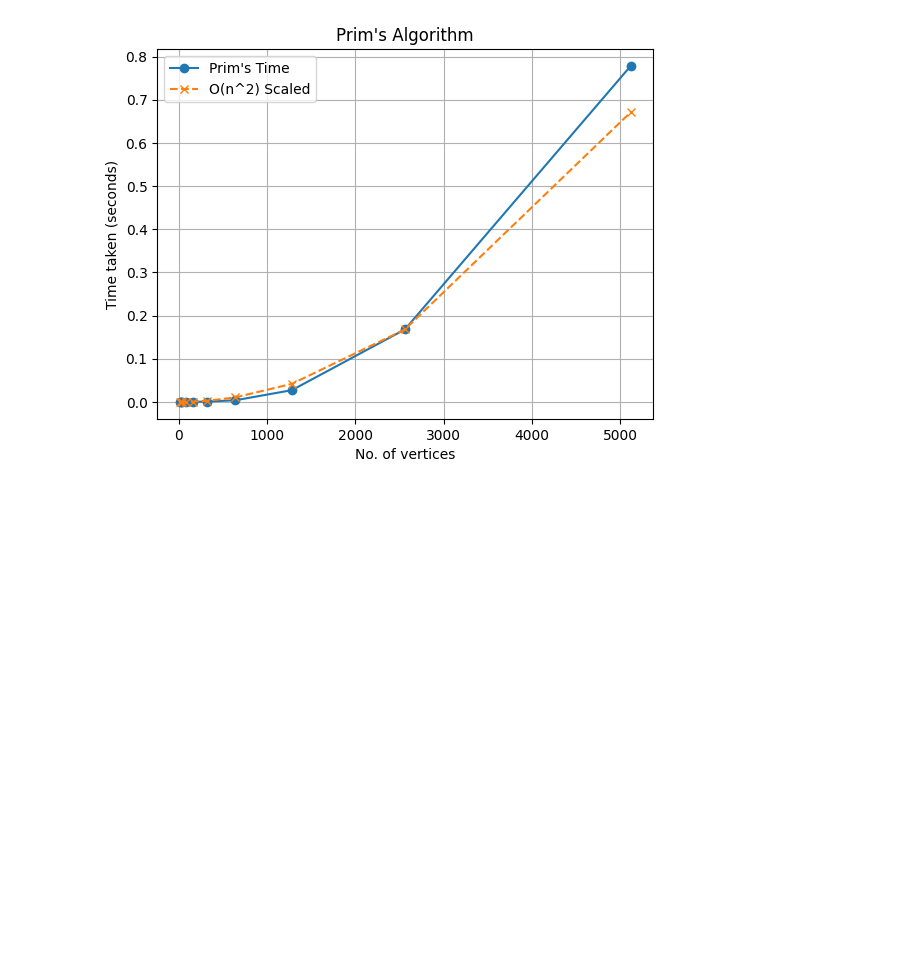
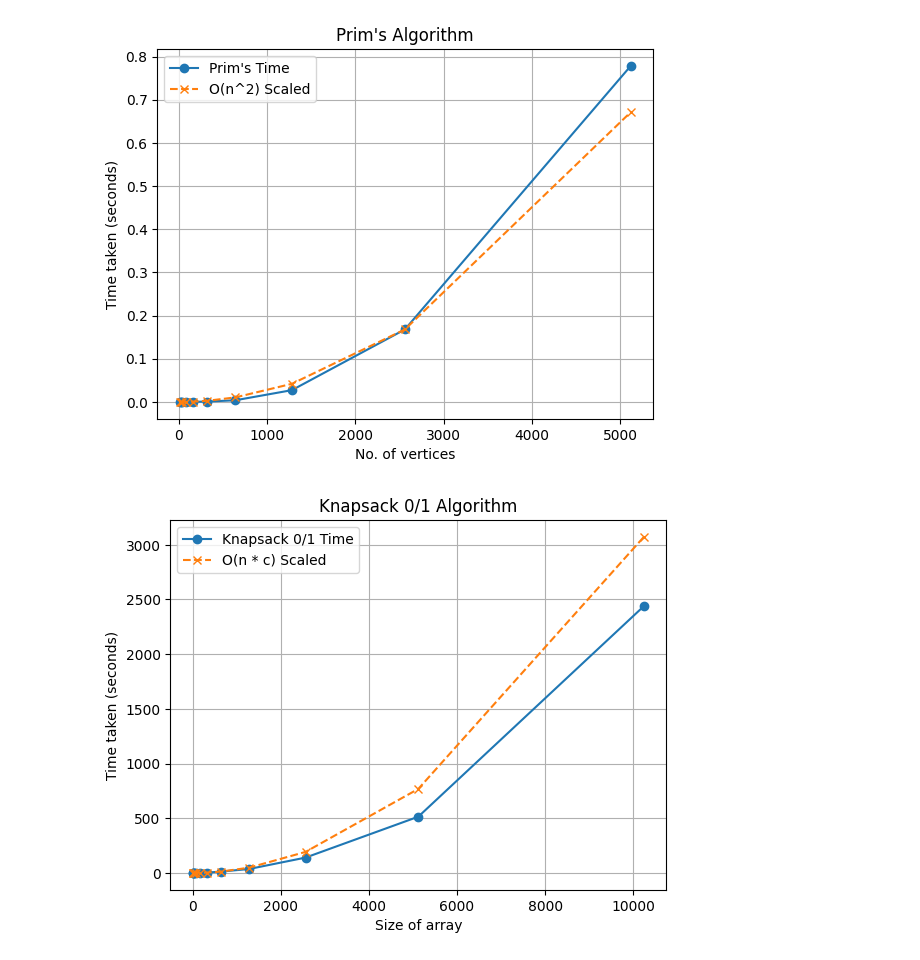
Before and after one commit to Nidhiverma04/ADA, a Jupyter notebook: LAB_7/plots.ipynb, the cells around one changed output. Saved outputs shown, nothing was run; the diff lists cells and outputs as text; code cells hidden in the pictures; blank space fills up the shorter version.

```diff
--- a/LAB_7/plots.ipynb
+++ b/LAB_7/plots.ipynb
@@ -416,3 +416,24 @@ plt.grid(True)
 plt.show()
 # %% [output]
 [figure]
+# %%
+import numpy as np
+import pandas as pd
+import matplotlib.pyplot as plt
+
+size = np.array(pd.read_csv('size.csv', header=None)).flatten()
+time = np.array(pd.read_csv('time.csv', header=None)).flatten()
+
+i = 6
+scale_factor = time[i] / (size[i] ** 2)
+n_log_n = (size ** 2) * scale_factor
+idx = 0
+plt.plot(size[idx:], time[idx:], 'o-', label="Knapsack 0/1 Time")
+plt.plot(size[idx:], n_log_n[idx:], 'x--', label='O(n * c) Scaled')
+plt.title("Knapsack 0/1 Algorithm")
+plt.xlabel('Size of array'); plt.ylabel('Time taken (seconds)')
+plt.legend()
+plt.grid(True)
+plt.show()
+# %% [output]
+[figure, added]
```
Also changed, not shown: 8 other files.
